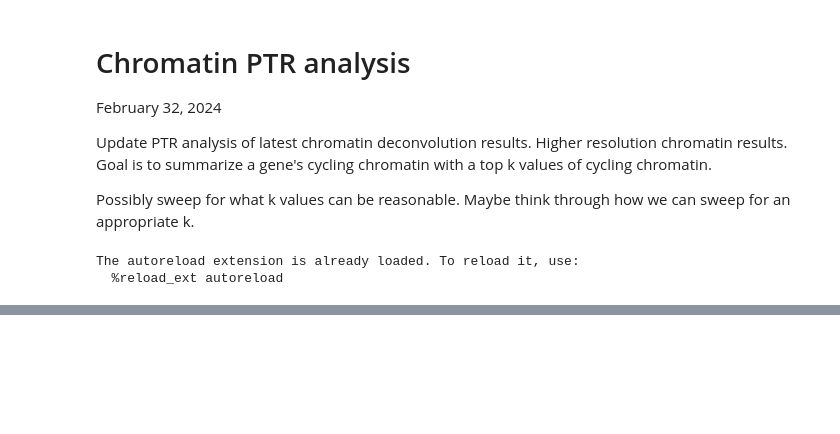
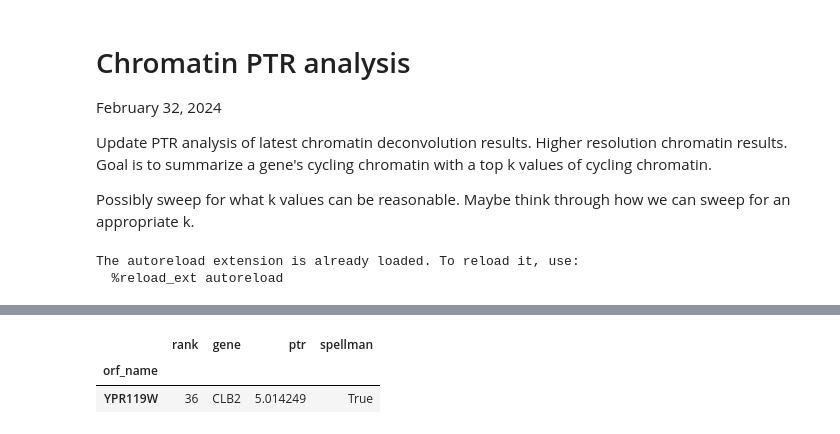
Before and after one commit to HarteminkLab/cell-cycle-deconv, a Jupyter notebook: 19_Chromatin_PTR_Analysis.ipynb, the cells around one changed output, grey strips where cells are left out. Cells and saved outputs as stored; diff of their text form; code cells hidden in the pictures; blank space fills up the shorter version.

```diff
--- a/19_Chromatin_PTR_Analysis.ipynb
+++ b/19_Chromatin_PTR_Analysis.ipynb
@@ -83,3 +80,9 @@ peak_to_trough_analysis.k_sorted_genes.head(10)
+# %%
+peak_to_trough_analysis.k_sorted_genes[peak_to_trough_analysis.k_sorted_genes.gene == 'CLB2']
+# %% [output]
+|  | rank | gene | ptr | spellman |
+| orf_name |  |  |  |  |
+| YPR119W | 36 | CLB2 | 5.014249 | True |
 # %%
 peak_to_trough_analysis.k_sorted_genes.tail(10)
 # %% [output]
```
Also changed, not shown: parts of 7 cells of this notebook, 3 other files.
